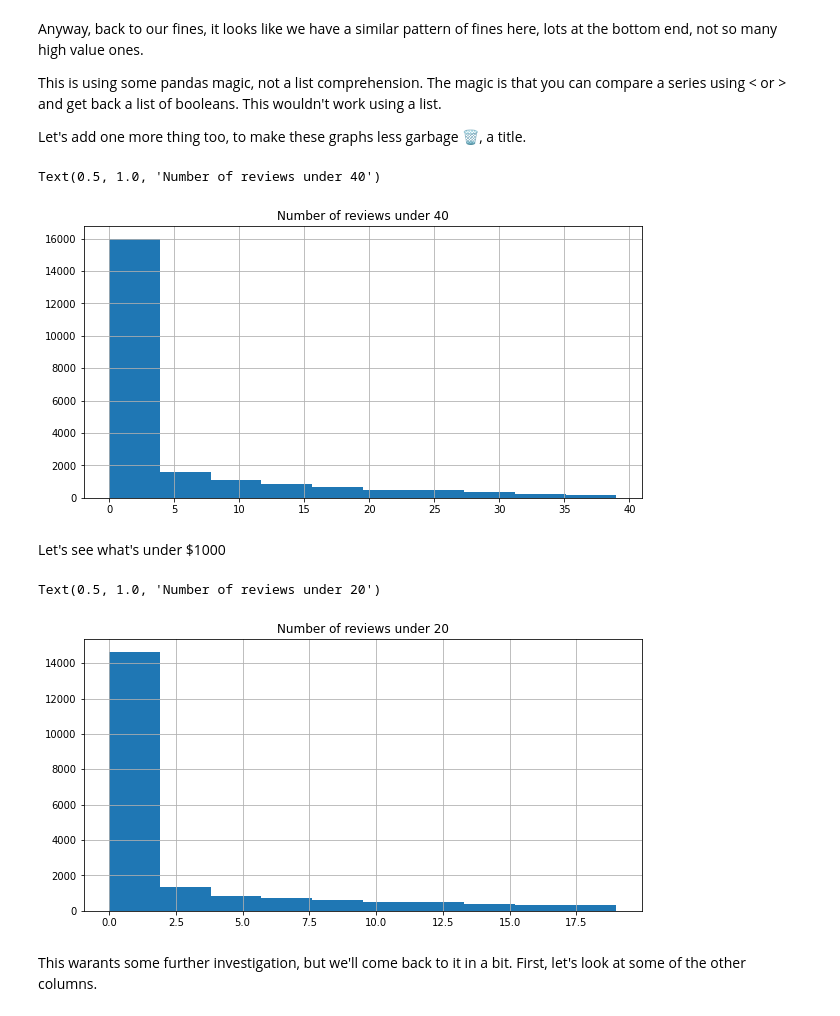
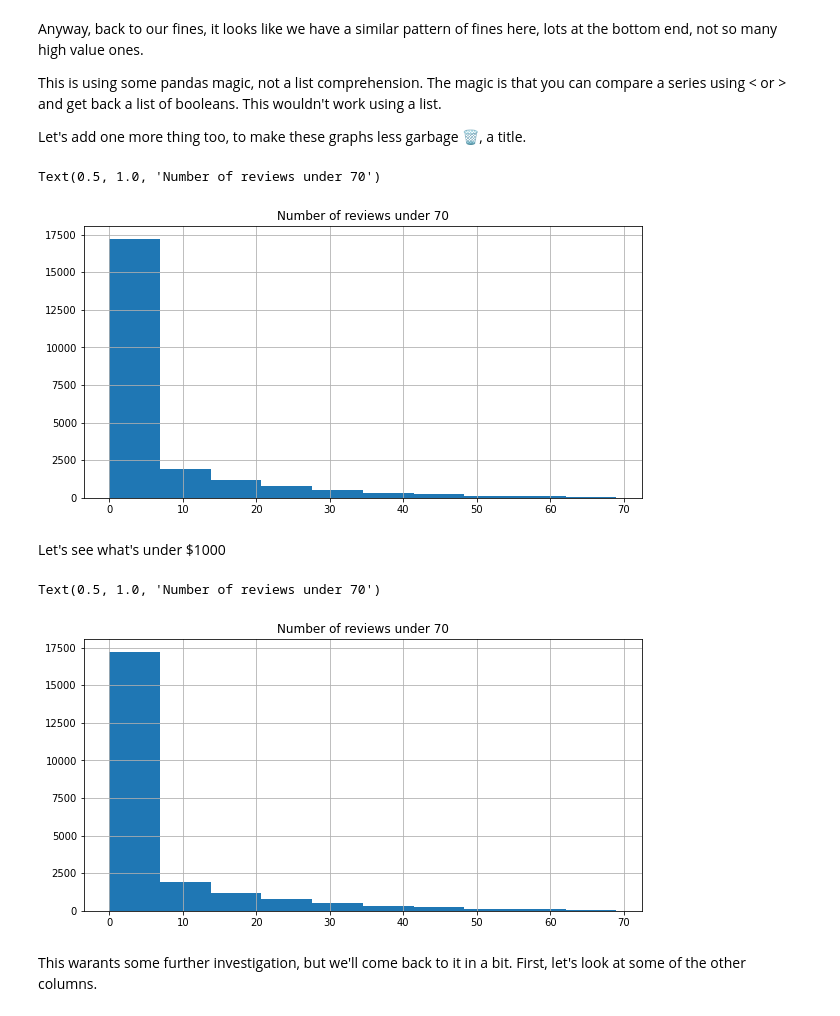
Before and after one commit to oliviajxiao/data_project, a Jupyter notebook: my_data_project.ipynb, the cells around one changed output. Cells and saved outputs as stored; diff of their text form; code cells hidden in the pictures.

```diff
--- a/my_data_project.ipynb
+++ b/my_data_project.ipynb
@@ -325,21 +326,21 @@ This is using some pandas magic, not a list comprehension. The magic is that you
 
 Let's add one more thing too, to make these graphs less garbage 🗑, a title.
 # %%
-upper_bound = 40
+upper_bound = 70
 listings_data.number_of_reviews_ltm[listings_data.number_of_reviews_ltm < upper_bound].hist()
 plt.title(f"Number of reviews under {upper_bound}")
 # %% [output]
-Text(0.5, 1.0, 'Number of reviews under 40')
+Text(0.5, 1.0, 'Number of reviews under 70')
-[figure, old version]
+[figure, new version]
 # %% [markdown]
 Let's see what's under $1000
 # %%
-upper_bound = 20
+upper_bound = 70
 listings_data.number_of_reviews_ltm[listings_data.number_of_reviews_ltm < upper_bound].hist()
 plt.title(f"Number of reviews under {upper_bound}")
 # %% [output]
-Text(0.5, 1.0, 'Number of reviews under 20')
+Text(0.5, 1.0, 'Number of reviews under 70')
-[figure, old version]
+[figure, new version]
 # %% [markdown]
 This warants some further investigation, but we'll come back to it in a bit. First, let's look at some of the other columns.
 # %% [markdown]
```
Also changed, not shown: parts of 36 cells of this notebook, 1 other file.
